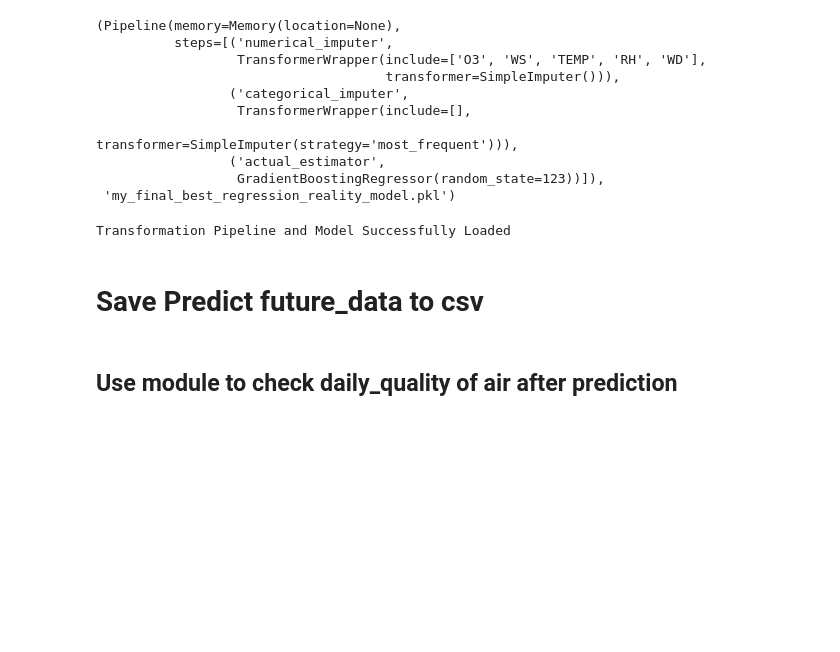
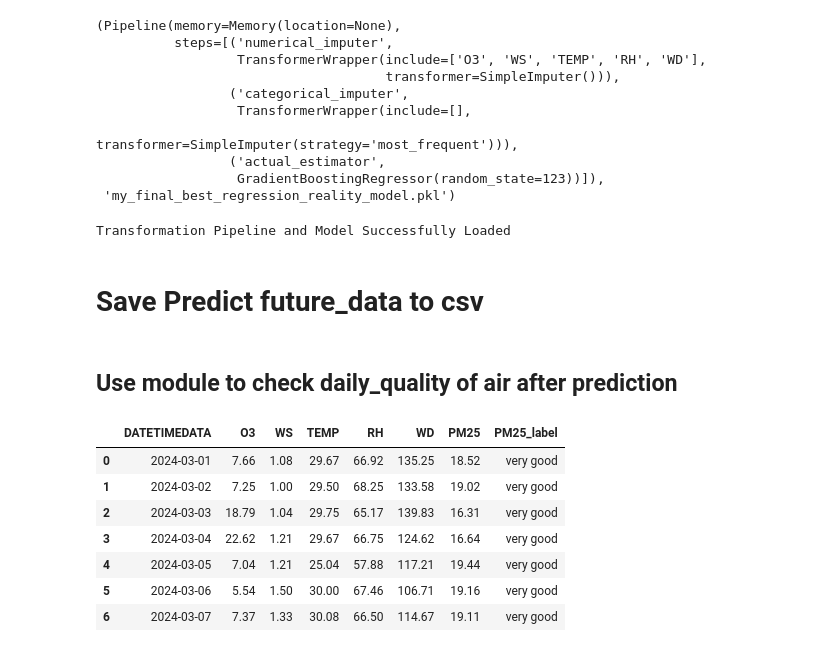
Before and after one commit to Pikcolo/team_project, a Jupyter notebook: model_pm25_regression_real.ipynb, the cells around one changed output. Cells and saved outputs as stored; diff of their text form; code cells hidden in the pictures; blank space fills up the shorter version.

Commit message:
add use module in simulate and real

```diff
--- a/model_pm25_regression_real.ipynb
+++ b/model_pm25_regression_real.ipynb
@@ -415,3 +415,15 @@ predictions_future.to_csv('modelpm25_regression_real.csv', index=True)
 # %%
 from module_quality_air.quality_after_predict import *
 avg_factor_quality('modelpm25_regression_real.csv')
+# %%
+quality_real = pd.read_csv('quality_of_modelpm25_regression_real.csv')
+quality_real
+# %% [output]
+|  | DATETIMEDATA | O3 | WS | TEMP | RH | WD | PM25 | PM25_label |
+| 0 | 2024-03-01 | 7.66 | 1.08 | 29.67 | 66.92 | 135.25 | 18.52 | very good |
+| 1 | 2024-03-02 | 7.25 | 1.00 | 29.50 | 68.25 | 133.58 | 19.02 | very good |
+| 2 | 2024-03-03 | 18.79 | 1.04 | 29.75 | 65.17 | 139.83 | 16.31 | very good |
+| 3 | 2024-03-04 | 22.62 | 1.21 | 29.67 | 66.75 | 124.62 | 16.64 | very good |
+| 4 | 2024-03-05 | 7.04 | 1.21 | 25.04 | 57.88 | 117.21 | 19.44 | very good |
+| 5 | 2024-03-06 | 5.54 | 1.50 | 30.00 | 67.46 | 106.71 | 19.16 | very good |
+| 6 | 2024-03-07 | 7.37 | 1.33 | 30.08 | 66.50 | 114.67 | 19.11 | very good |
```
Also changed, not shown: 1 other file.
